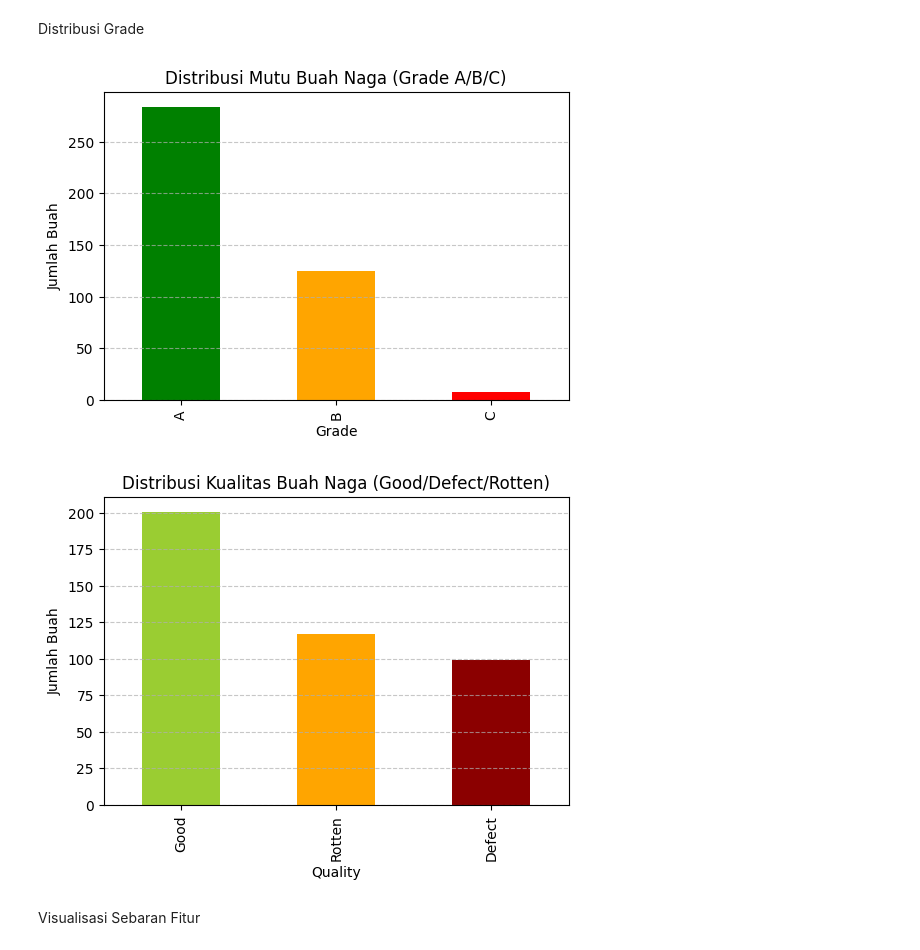
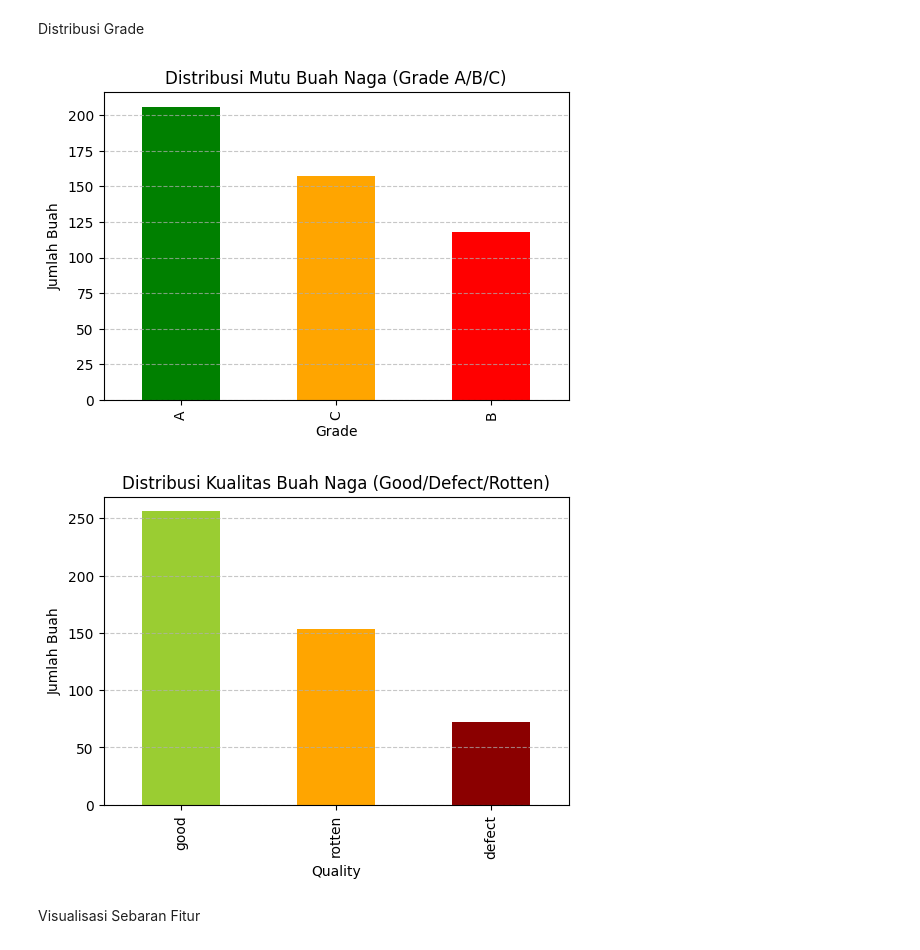
Before and after one commit to DevMossTeam/DragonFruit_Grading, a Jupyter notebook: src/evaluation.ipynb, the cells around one changed output. Drawn from its saved outputs; the diff is of its cells as text; code cells hidden in the pictures.

```diff
--- a/src/evaluation.ipynb
+++ b/src/evaluation.ipynb
@@ -65,24 +115,24 @@ Distribusi Grade
 # %%
 # Visualisasi distribusi grade berdasarkan grading (A/B/C)
 plt.figure(figsize=(6, 4))
-df['grade_label'].value_counts().plot(kind='bar', color=['green', 'orange', 'red'])
+df['grade_by_weight'].value_counts().plot(kind='bar', color=['green', 'orange', 'red'])
 plt.title("Distribusi Mutu Buah Naga (Grade A/B/C)")
 plt.xlabel("Grade")
 plt.ylabel("Jumlah Buah")
 plt.grid(axis='y', linestyle='--', alpha=0.7)
 plt.show()
 
 # Visualisasi distribusi kualitas berdasarkan kualitas (Good/Defect/Rotten)
 plt.figure(figsize=(6, 4))
-df['texture_grade_label'].value_counts().plot(kind='bar', color=['yellowgreen', 'orange', 'darkred'])
+df['fuzzy_grade_label'].value_counts().plot(kind='bar', color=['yellowgreen', 'orange', 'darkred'])
 plt.title("Distribusi Kualitas Buah Naga (Good/Defect/Rotten)")
 plt.xlabel("Quality")
 plt.ylabel("Jumlah Buah")
 plt.grid(axis='y', linestyle='--', alpha=0.7)
 plt.show()
 # %% [output]
-[figure, old version]
+[figure, new version]
-[figure, old version]
+[figure, new version]
 # %% [markdown]
 Visualisasi Sebaran Fitur
 # %%
```
Also changed, not shown: parts of 7 cells of this notebook, 1 other file.
